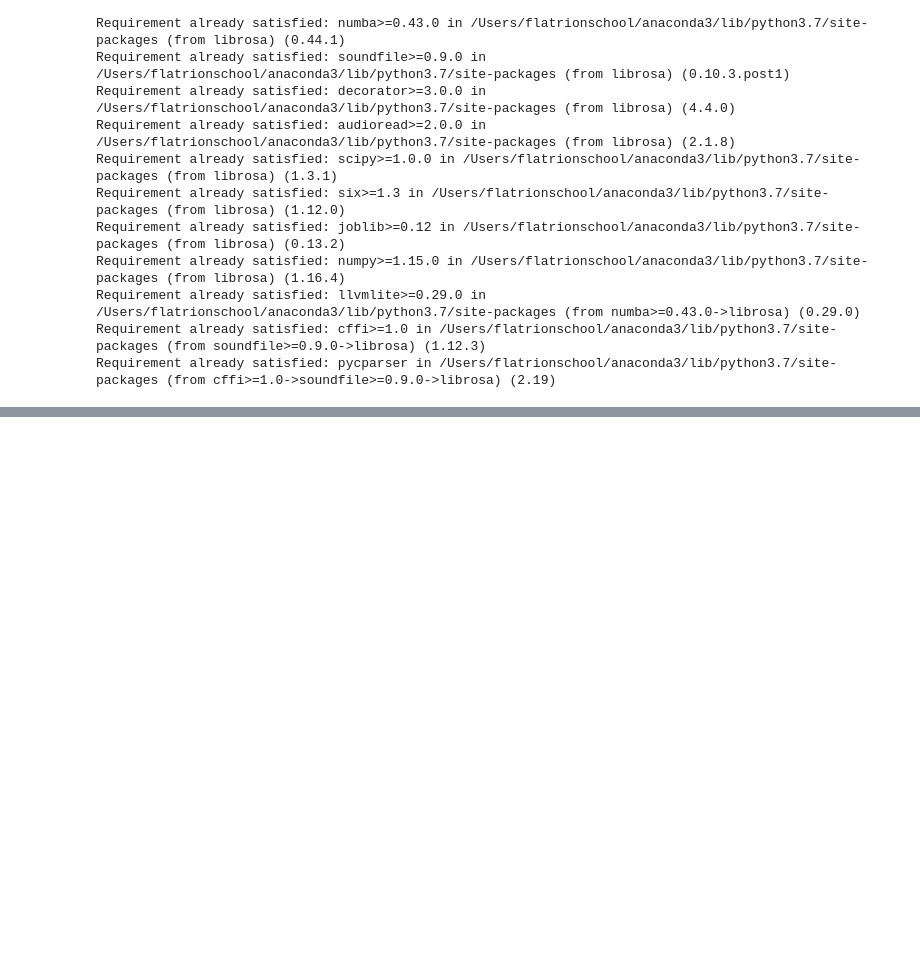
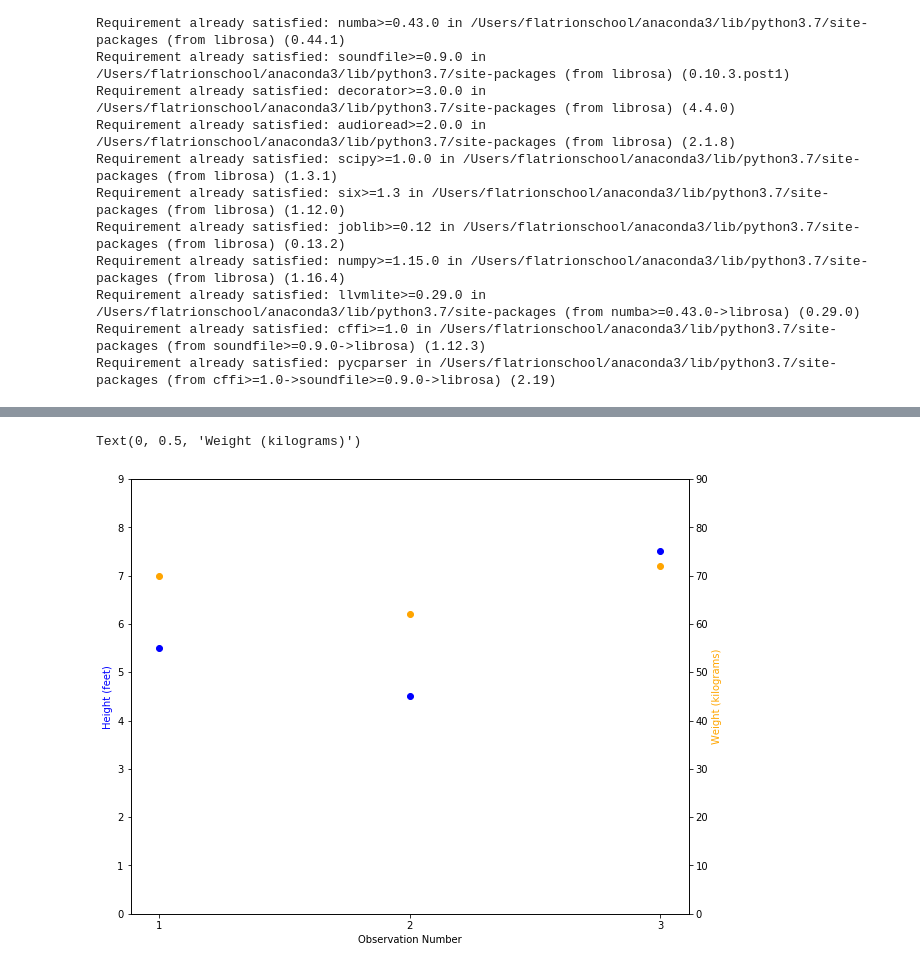
Before and after one commit to jmsmdy/sound-parse, a Jupyter notebook: Fourier Analysis.ipynb, the cells around one changed output, grey strips where cells are left out. Drawn from its saved outputs; the diff is of its cells as text; code cells hidden in the pictures; blank space fills up the shorter version.

```diff
--- a/Fourier Analysis.ipynb
+++ b/Fourier Analysis.ipynb
@@ -240,0 +344,15 @@ ax.s
+# %%
+fig, ax = plt.subplots(figsize=(10,8))
+
+ax.scatter([1,2,3], X, color='blue')
+ax2 = ax.twinx()
+ax2.scatter([1,2,3], Y, color='orange')
+ax.set_xticks([1,2,3])
+ax.set_yticks([0,1,2,3,4,5,6,7,8,9])
+ax2.set_yticks([0,10,20,30,40,50,60,70,80,90])
+ax.set_xlabel('Observation Number')
+ax.set_ylabel('Height (feet)', color='blue')
+ax2.set_ylabel('Weight (kilograms)', color='orange')
+# %% [output]
+Text(0, 0.5, 'Weight (kilograms)')
+[figure, added]
```
Also changed, not shown: parts of 24 cells of this notebook, 21 other files.
